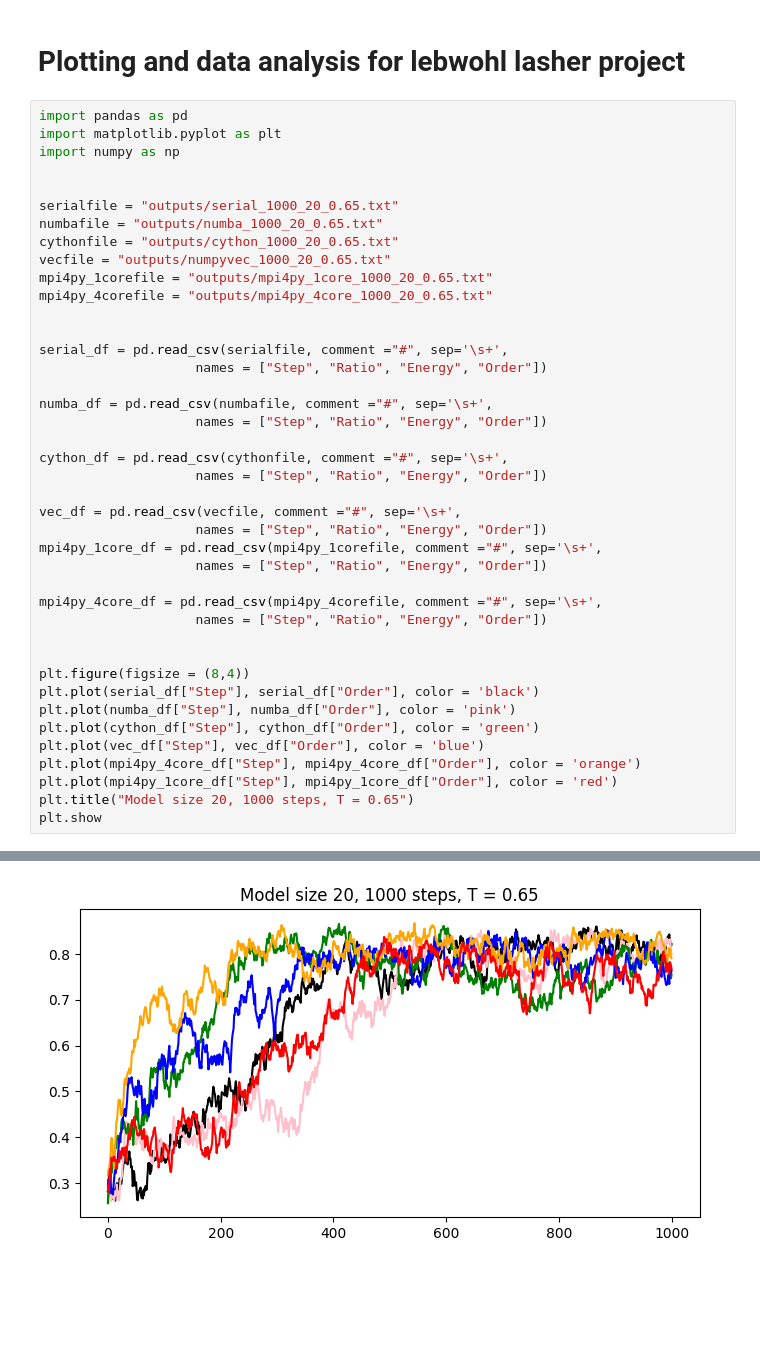
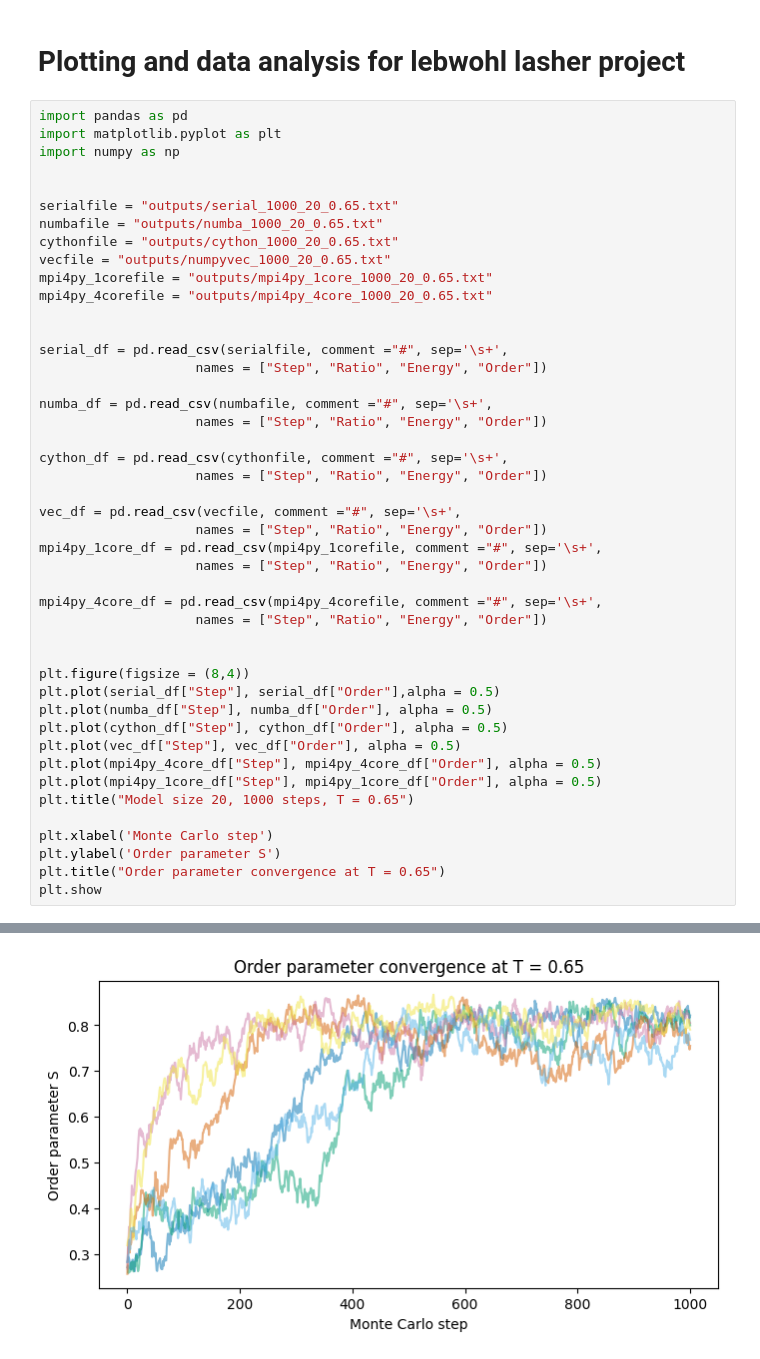
Before and after one commit to hamruu/LiquidCrystalSpeedup, a Jupyter notebook: leblash_analysis.ipynb, the cells around one changed output, grey strips where cells are left out. Drawn from its saved outputs; the diff is of its cells as text; blank space fills up the shorter version.

```diff
--- a/leblash_analysis.ipynb
+++ b/leblash_analysis.ipynb
@@ -10,39 +10,43 @@ serialfile = "outputs/serial_1000_20_0.65.txt"
 numbafile = "outputs/numba_1000_20_0.65.txt"
 cythonfile = "outputs/cython_1000_20_0.65.txt"
 vecfile = "outputs/numpyvec_1000_20_0.65.txt"
 mpi4py_1corefile = "outputs/mpi4py_1core_1000_20_0.65.txt"
 mpi4py_4corefile = "outputs/mpi4py_4core_1000_20_0.65.txt"
 
 
 serial_df = pd.read_csv(serialfile, comment ="#", sep='\s+',
                     names = ["Step", "Ratio", "Energy", "Order"])
 
 numba_df = pd.read_csv(numbafile, comment ="#", sep='\s+',
                     names = ["Step", "Ratio", "Energy", "Order"])
 
 cython_df = pd.read_csv(cythonfile, comment ="#", sep='\s+',
                     names = ["Step", "Ratio", "Energy", "Order"])
 
 vec_df = pd.read_csv(vecfile, comment ="#", sep='\s+',
                     names = ["Step", "Ratio", "Energy", "Order"])
 mpi4py_1core_df = pd.read_csv(mpi4py_1corefile, comment ="#", sep='\s+',
                     names = ["Step", "Ratio", "Energy", "Order"])
 
 mpi4py_4core_df = pd.read_csv(mpi4py_4corefile, comment ="#", sep='\s+',
                     names = ["Step", "Ratio", "Energy", "Order"])
 
 
 plt.figure(figsize = (8,4))
-plt.plot(serial_df["Step"], serial_df["Order"], color = 'black')
-plt.plot(numba_df["Step"], numba_df["Order"], color = 'pink')
-plt.plot(cython_df["Step"], cython_df["Order"], color = 'green')
-plt.plot(vec_df["Step"], vec_df["Order"], color = 'blue')
-plt.plot(mpi4py_4core_df["Step"], mpi4py_4core_df["Order"], color = 'orange')
-plt.plot(mpi4py_1core_df["Step"], mpi4py_1core_df["Order"], color = 'red')
+plt.plot(serial_df["Step"], serial_df["Order"],alpha = 0.5)
+plt.plot(numba_df["Step"], numba_df["Order"], alpha = 0.5)
+plt.plot(cython_df["Step"], cython_df["Order"], alpha = 0.5)
+plt.plot(vec_df["Step"], vec_df["Order"], alpha = 0.5)
+plt.plot(mpi4py_4core_df["Step"], mpi4py_4core_df["Order"], alpha = 0.5)
+plt.plot(mpi4py_1core_df["Step"], mpi4py_1core_df["Order"], alpha = 0.5)
 plt.title("Model size 20, 1000 steps, T = 0.65")
+
+plt.xlabel('Monte Carlo step')
+plt.ylabel('Order parameter S')
+plt.title("Order parameter convergence at T = 0.65")
 plt.show
 # %% [output]
 <function matplotlib.pyplot.show(close=None, block=None)>
-[figure, old version]
+[figure, new version]
 # %%
 plt.figure(figsize = (8,4))
```
Also changed, not shown: parts of 8 cells of this notebook, 1 other file.
